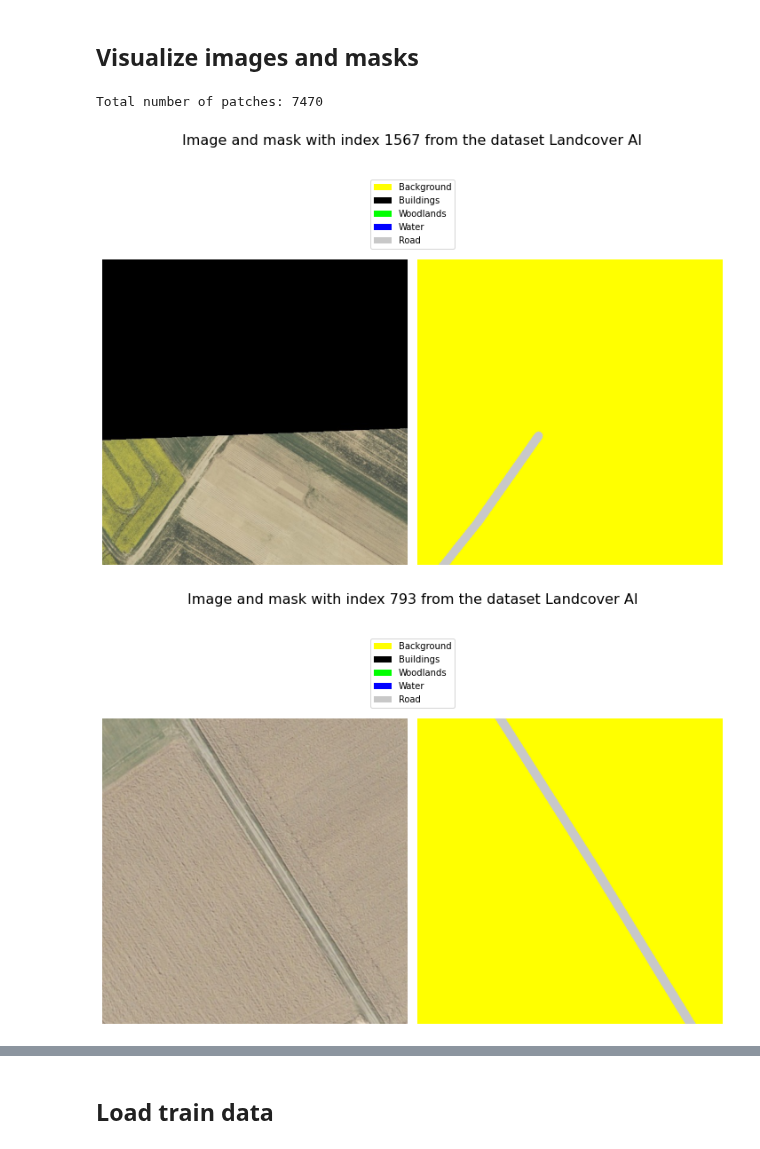
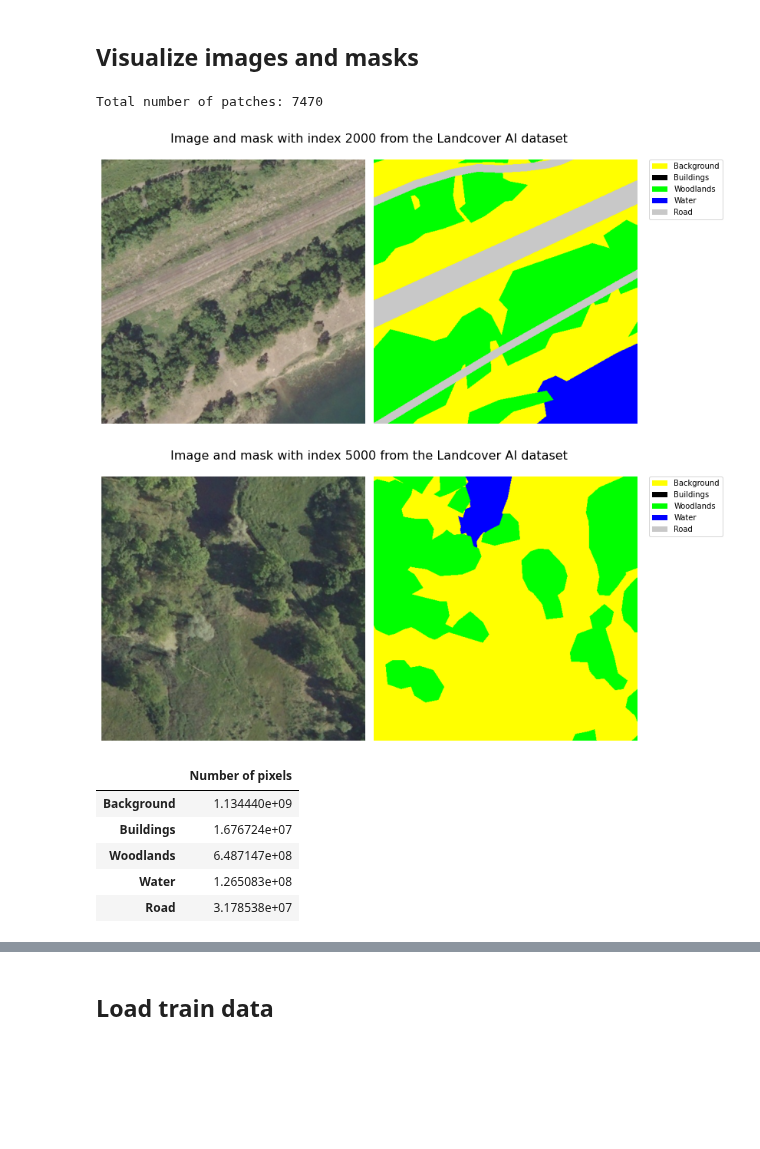
Before and after one commit to biasvariancelabs/aitlas, a Jupyter notebook: examples/semantic_segmentation_example_landcover_ai.ipynb, the cells around one changed output, grey strips where cells are left out. Saved outputs shown, nothing was run; the diff lists cells and outputs as text; code cells hidden in the pictures; blank space fills up the shorter version.

Commit message:
new version landcover ai dataset notebook

```diff
--- a/examples/semantic_segmentation_example_landcover_ai.ipynb
+++ b/examples/semantic_segmentation_example_landcover_ai.ipynb
@@ -13,15 +13,24 @@ from aitlas.transforms import MinMaxNormTransponse
 ## Visualize images and masks
 # %%
 dataset_config = {
-    "data_dir": "/media/ssd/landcover_ai/output",
-    "csv_file": "/media/ssd/landcover_ai/train.txt"
+    "data_dir": "../data/landcoverai/output",
+    "csv_file": "../data/landcoverai/train.txt"
 }
 dataset = LandCoverAiDataset(dataset_config)
 
 print(f"Total number of patches: {len(dataset)}")
-dataset.show_image(1567);
-dataset.show_image(793);
+dataset.show_image(2000);
+dataset.show_image(5000);
 # %% [output]
 Total number of patches: 7470
-[figure, old version]
+[figure, new version]
-[figure, old version]
+[figure, new version]
+# %%
+dataset.data_distribution_table()
+# %% [output]
+|  | Number of pixels |
+| Background | 1.134440e+09 |
+| Buildings | 1.676724e+07 |
+| Woodlands | 6.487147e+08 |
+| Water | 1.265083e+08 |
+| Road | 3.178538e+07 |
```
Also changed, not shown: parts of 8 cells of this notebook.
